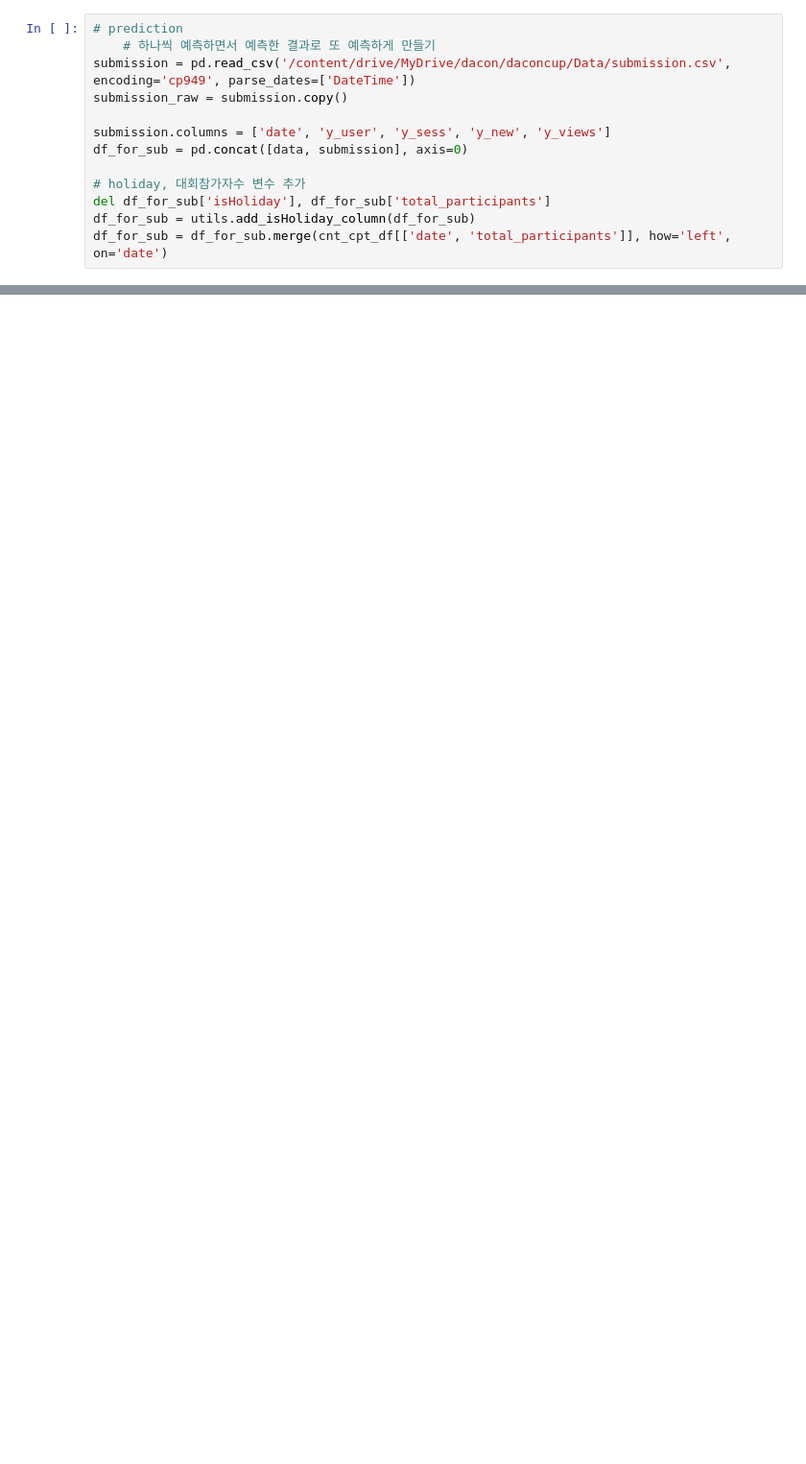
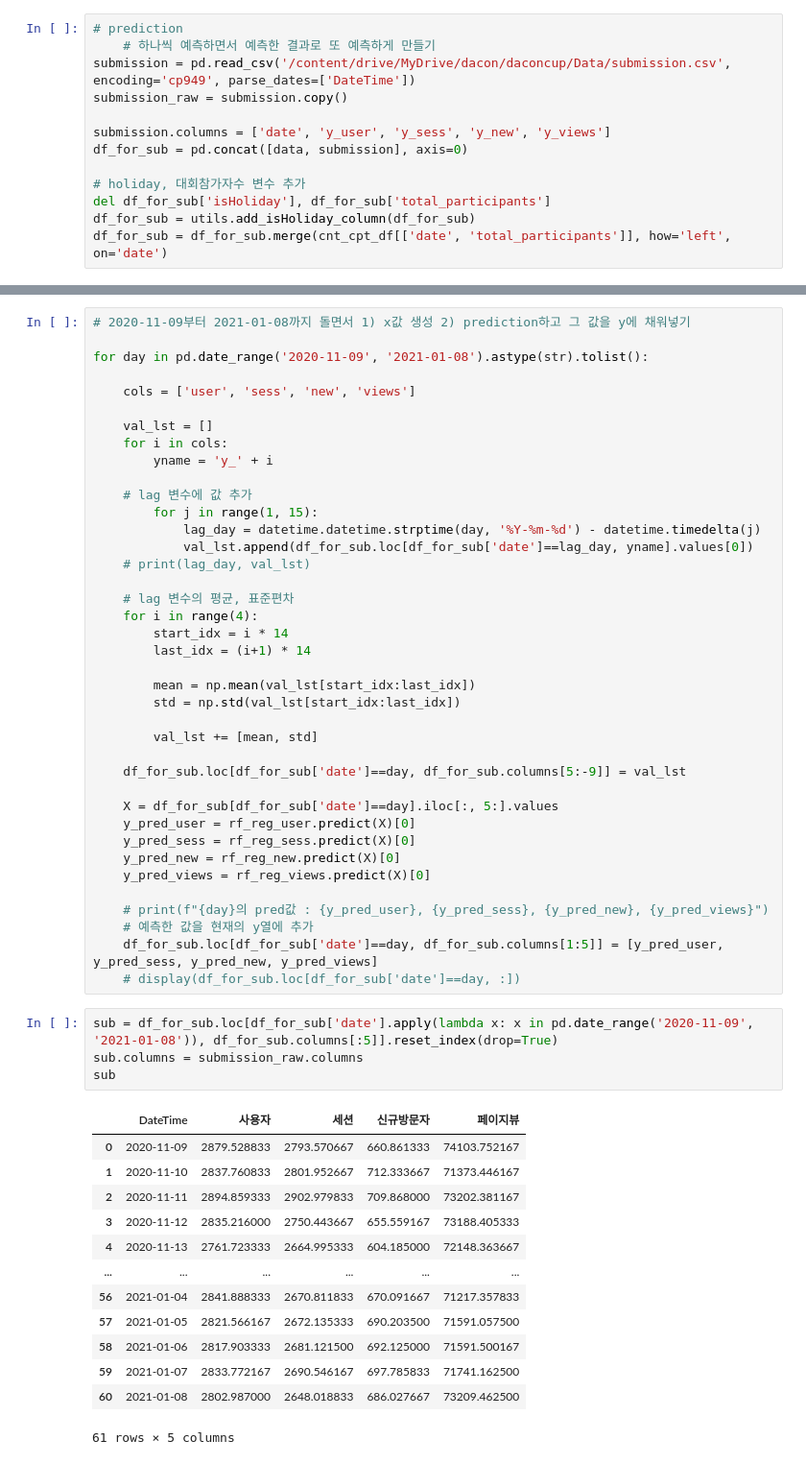
Before and after one commit to gam-bit/dc, a Jupyter notebook: Codes/[Modeling]03_ml_randomforest.ipynb, the cells around one changed output, grey strips where cells are left out. Shown at 96% size. Saved outputs shown, nothing was run; the diff lists cells and outputs as text; blank space fills up the shorter version.

```diff
--- a/Codes/[Modeling]03_ml_randomforest.ipynb
+++ b/Codes/[Modeling]03_ml_randomforest.ipynb
@@ -347,0 +669,57 @@ sub.to_csv('/content/drive/MyDrive/dacon/daconcup/submission/03_randomforest_reg
+# %%
+# 2020-11-09부터 2021-01-08까지 돌면서 1) x값 생성 2) prediction하고 그 값을 y에 채워넣기
+
+for day in pd.date_range('2020-11-09', '2021-01-08').astype(str).tolist():
+
+    cols = ['user', 'sess', 'new', 'views']
+
+    val_lst = []
+    for i in cols:
+        yname = 'y_' + i
+
+    # lag 변수에 값 추가
+        for j in range(1, 15):
+            lag_day = datetime.datetime.strptime(day, '%Y-%m-%d') - datetime.timedelta(j)
+            val_lst.append(df_for_sub.loc[df_for_sub['date']==lag_day, yname].values[0])
+    # print(lag_day, val_lst)
+
+    # lag 변수의 평균, 표준편차
+    for i in range(4):
+        start_idx = i * 14
+        last_idx = (i+1) * 14
+
+        mean = np.mean(val_lst[start_idx:last_idx])
+        std = np.std(val_lst[start_idx:last_idx])
+
+        val_lst += [mean, std]
+
+    df_for_sub.loc[df_for_sub['date']==day, df_for_sub.columns[5:-9]] = val_lst
+
+    X = df_for_sub[df_for_sub['date']==day].iloc[:, 5:].values
+    y_pred_user = rf_reg_user.predict(X)[0]
+    y_pred_sess = rf_reg_sess.predict(X)[0]
+    y_pred_new = rf_reg_new.predict(X)[0]
+    y_pred_views = rf_reg_views.predict(X)[0]
+
+    # print(f"{day}의 pred값 : {y_pred_user}, {y_pred_sess}, {y_pred_new}, {y_pred_views}")
+    # 예측한 값을 현재의 y열에 추가
+    df_for_sub.loc[df_for_sub['date']==day, df_for_sub.columns[1:5]] = [y_pred_user, y_pred_sess, y_pred_new, y_pred_views]
+    # display(df_for_sub.loc[df_for_sub['date']==day, :])
+# %%
+sub = df_for_sub.loc[df_for_sub['date'].apply(lambda x: x in pd.date_range('2020-11-09', '2021-01-08')), df_for_sub.columns[:5]].reset_index(drop=True)
+sub.columns = submission_raw.columns
+sub
+# %% [output]
+|  | DateTime | 사용자 | 세션 | 신규방문자 | 페이지뷰 |
+| 0 | 2020-11-09 | 2879.528833 | 2793.570667 | 660.861333 | 74103.752167 |
+| 1 | 2020-11-10 | 2837.760833 | 2801.952667 | 712.333667 | 71373.446167 |
+| 2 | 2020-11-11 | 2894.859333 | 2902.979833 | 709.868000 | 73202.381167 |
+| 3 | 2020-11-12 | 2835.216000 | 2750.443667 | 655.559167 | 73188.405333 |
+| 4 | 2020-11-13 | 2761.723333 | 2664.995333 | 604.185000 | 72148.363667 |
+| ... | ... | ... | ... | ... | ... |
+| 56 | 2021-01-04 | 2841.888333 | 2670.811833 | 670.091667 | 71217.357833 |
+| 57 | 2021-01-05 | 2821.566167 | 2672.135333 | 690.203500 | 71591.057500 |
+| 58 | 2021-01-06 | 2817.903333 | 2681.121500 | 692.125000 | 71591.500167 |
+| 59 | 2021-01-07 | 2833.772167 | 2690.546167 | 697.785833 | 71741.162500 |
+| 60 | 2021-01-08 | 2802.987000 | 2648.018833 | 686.027667 | 73209.462500 |
+61 rows × 5 columns
```
Also changed, not shown: parts of 40 cells of this notebook.
